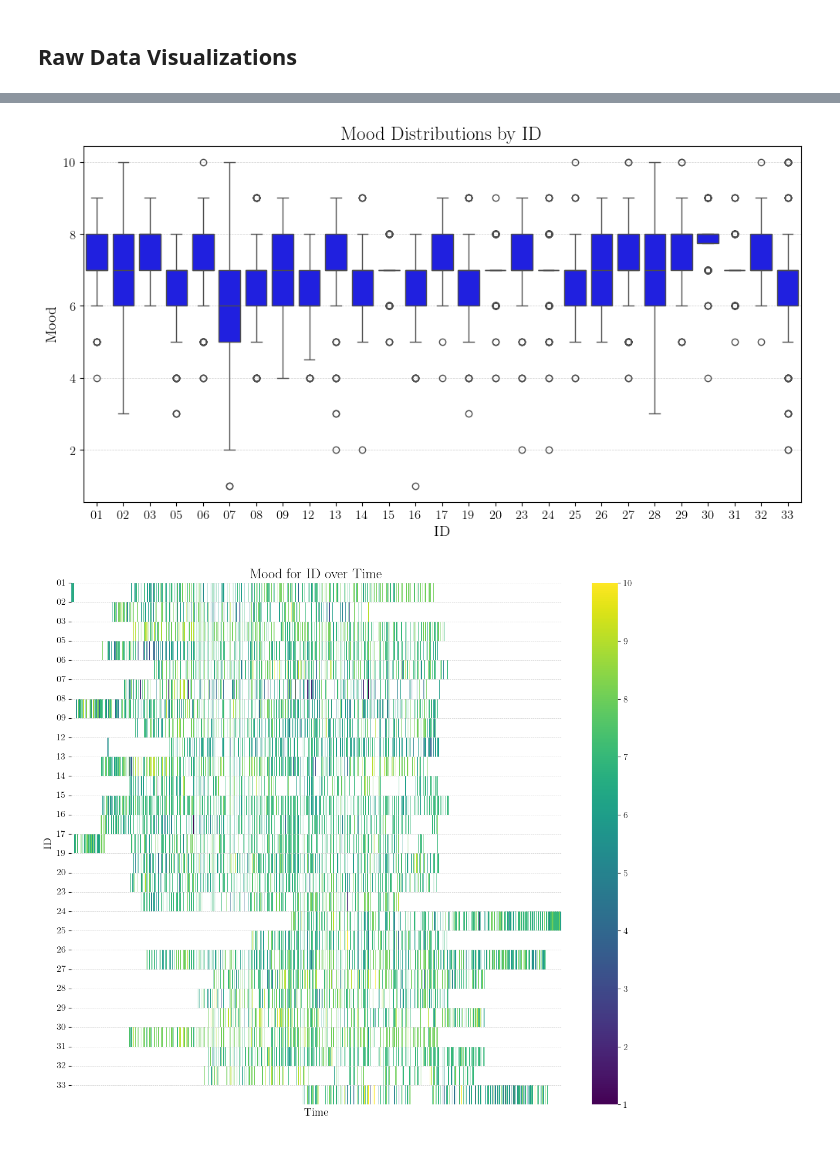
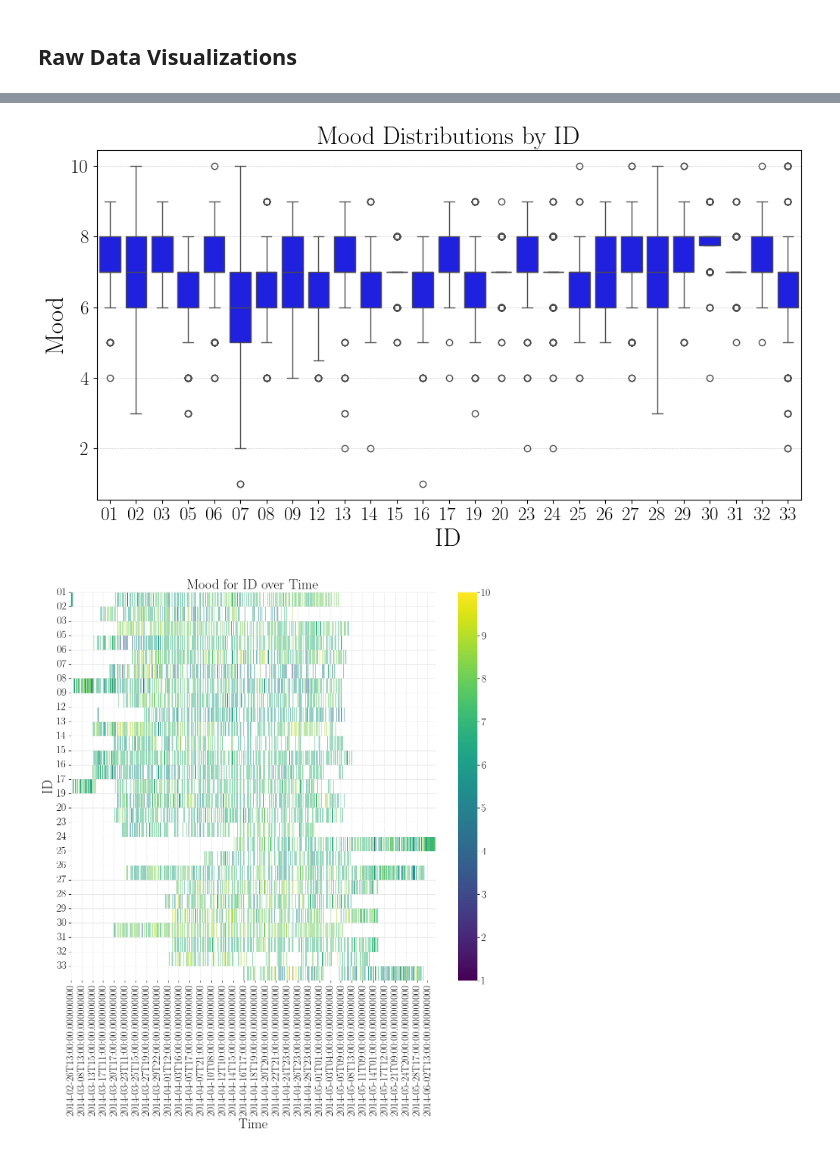
Before and after one commit to AmirSahrani/DMT_Assignments, a Jupyter notebook: notebooks/visualize.ipynb, the cells around one changed output, grey strips where cells are left out. Cells and saved outputs as stored; diff of their text form; code cells hidden in the pictures.

```diff
--- a/notebooks/visualize.ipynb
+++ b/notebooks/visualize.ipynb
@@ -169,7 +171,7 @@ plt.show()
 # %%
 #Plotting Mood vs ID
 plt.figure(figsize=(12, 6))  # Adjust size as needed
-sorted_data = data.sort_values(by='id')
+sorted_data = data.sort_values(by=['id', 'time'])
 sns.boxplot(x='id', y='mood', data=sorted_data, color="blue")
 plt.xticks(ticks=range(len(sorted_data['id'].unique())), labels=[sorted_data['id'].unique()[i][-2:] for i in range(len(sorted_data['id'].unique()))])
 plt.title('Mood Distributions by ID')
@@ -177,20 +179,20 @@ plt.xlabel('ID')
 plt.ylabel('Mood')
 plt.show()
 # %% [output]
-[figure, old version]
+[figure, new version]
 # %%
 matrix_data = sorted_data.pivot_table(index='id', columns='time', values='mood')
 plt.figure(figsize=(14, 12))
 sns.heatmap(matrix_data, cmap='viridis')
 plt.title('Mood for ID over Time')
 plt.xlabel('Time')
-plt.xticks([])
-#plt.xticks(ticks=range(len(sorted_data['time'].unique())), labels=[sorted_data['time'][i].date() for i in range(len(sorted_data['time'].unique()))])
+#plt.xticks([])
+#plt.gca().xaxis.set_major_formatter(mdates.DateFormatter('%b %d'))
 plt.ylabel('ID')
 plt.yticks(ticks=range(len(sorted_data['id'].unique())), labels=[sorted_data['id'].unique()[i][-2:] for i in range(len(sorted_data['id'].unique()))])
 plt.show()
 # %% [output]
-[figure, old version]
+[figure, new version]
 # %%
 #Trying polynomial regression for trendlines because otherwise the data is kind of choppy
 
```
Also changed, not shown: parts of 3 cells of this notebook.
